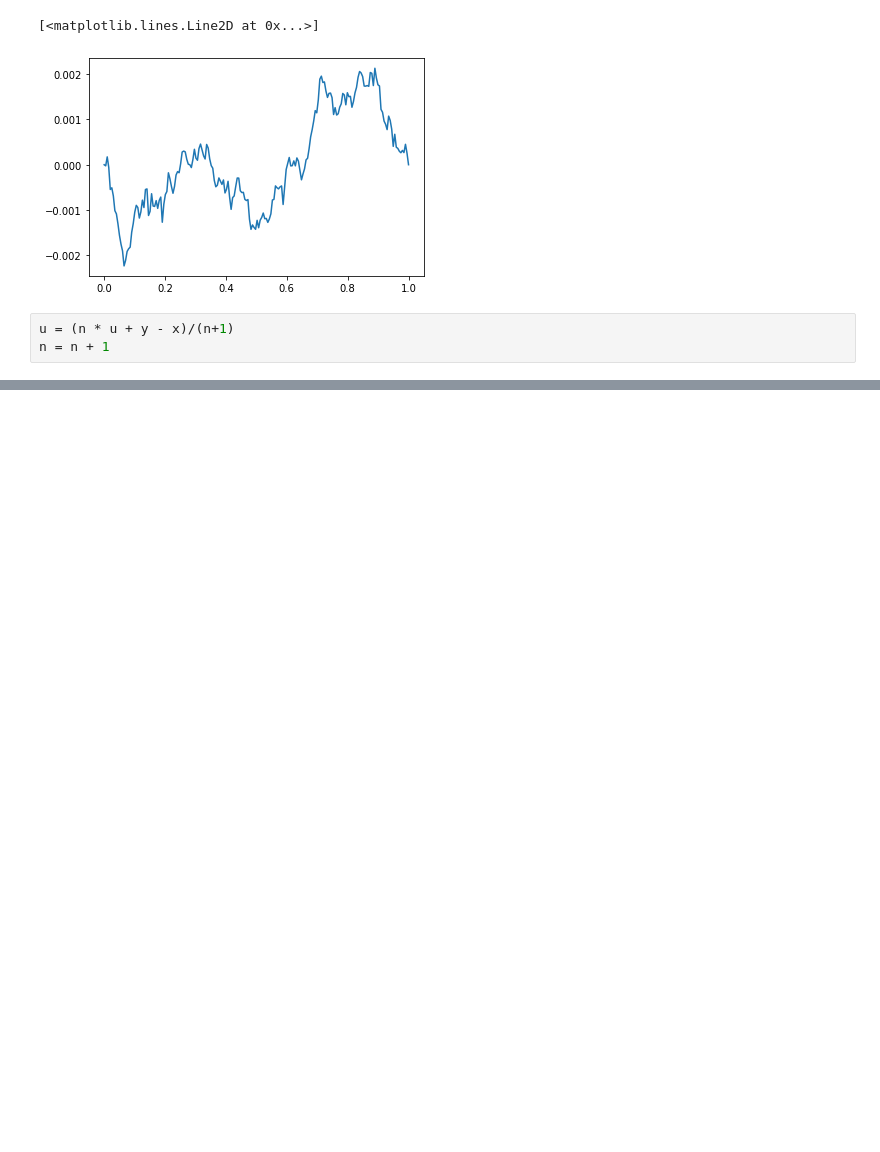
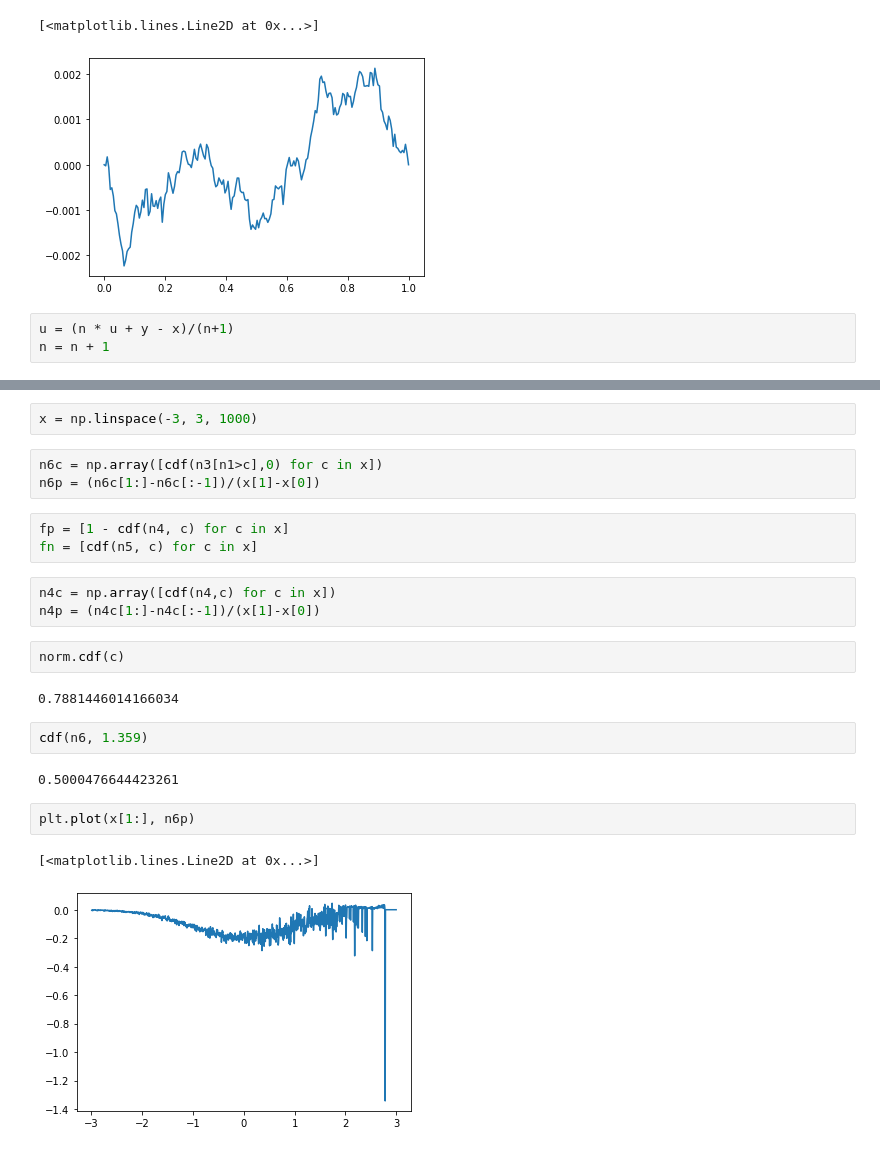
Before and after one commit to mk314k/Polynomial, a Jupyter notebook: newton.ipynb, the cells around one changed output, grey strips where cells are left out. Saved outputs shown, nothing was run; the diff lists cells and outputs as text; blank space fills up the shorter version.

```diff
--- a/newton.ipynb
+++ b/newton.ipynb
@@ -287,0 +345,24 @@ n = n + 1
+# %%
+x = np.linspace(-3, 3, 1000)
+# %%
+n6c = np.array([cdf(n3[n1>c],0) for c in x])
+n6p = (n6c[1:]-n6c[:-1])/(x[1]-x[0])
+# %%
+fp = [1 - cdf(n4, c) for c in x]
+fn = [cdf(n5, c) for c in x]
+# %%
+n4c = np.array([cdf(n4,c) for c in x])
+n4p = (n4c[1:]-n4c[:-1])/(x[1]-x[0])
+# %%
+norm.cdf(c)
+# %% [output]
+0.7881446014166034
+# %%
+cdf(n6, 1.359)
+# %% [output]
+0.5000476644423261
+# %%
+plt.plot(x[1:], n6p)
+# %% [output]
+[<matplotlib.lines.Line2D at 0x...>]
+[figure, added]
```
Also changed, not shown: parts of 26 cells of this notebook, 7 other files.
